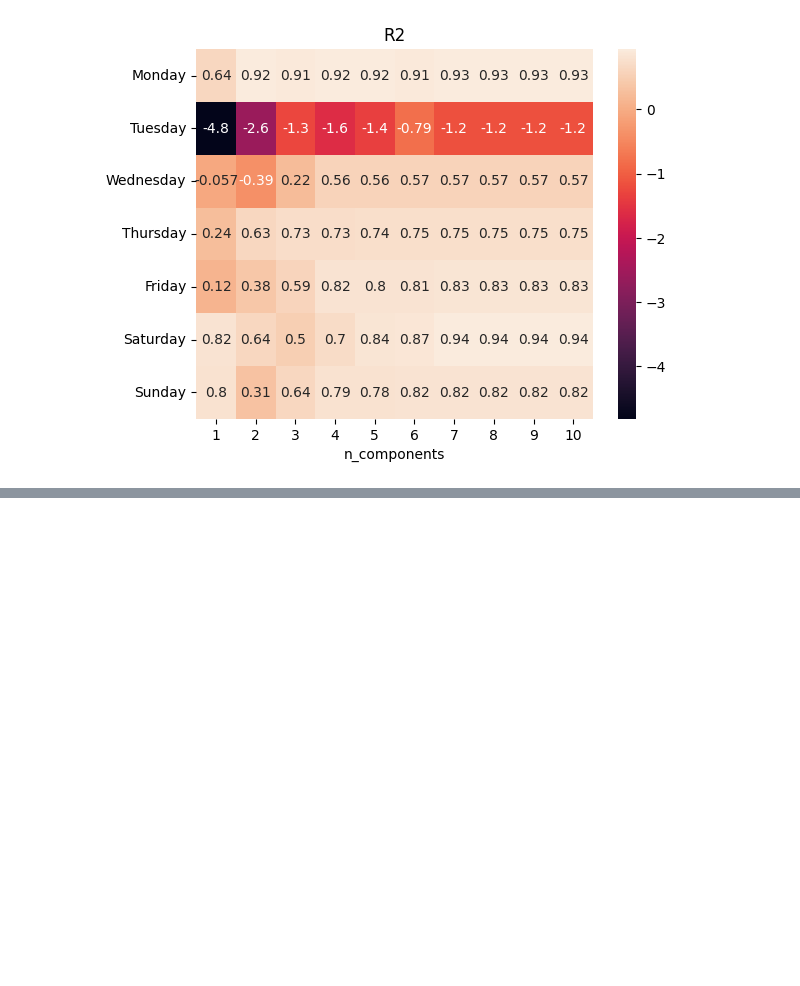
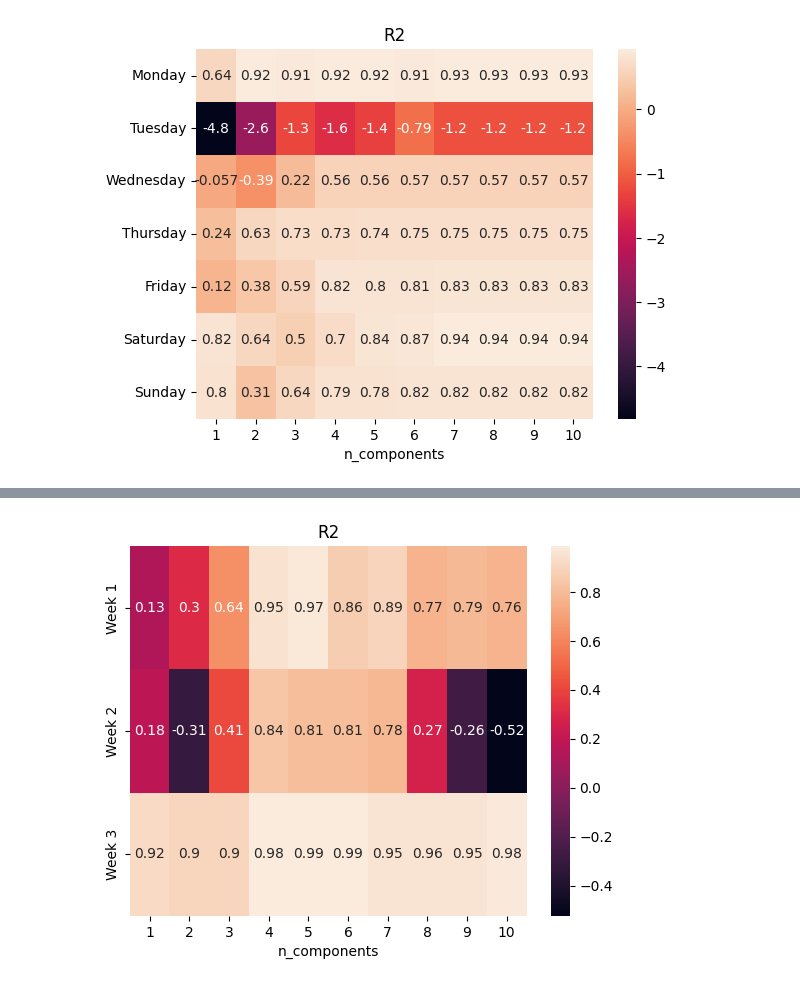
Before and after one commit to Faz0lek/adaml-1, a Jupyter notebook: adaml/seasonality.ipynb, the cells around one changed output, grey strips where cells are left out. Drawn from its saved outputs; the diff is of its cells as text; code cells hidden in the pictures; blank space fills up the shorter version.

```diff
--- a/adaml/seasonality.ipynb
+++ b/adaml/seasonality.ipynb
@@ -136,0 +206,6 @@ plt.show()
+# %%
+ax = sns.heatmap(df_r2, annot=True)
+ax.set(title="R2", xlabel="n_components")
+plt.show()
+# %% [output]
+[figure, added]
```
Also changed, not shown: parts of 9 cells of this notebook.
